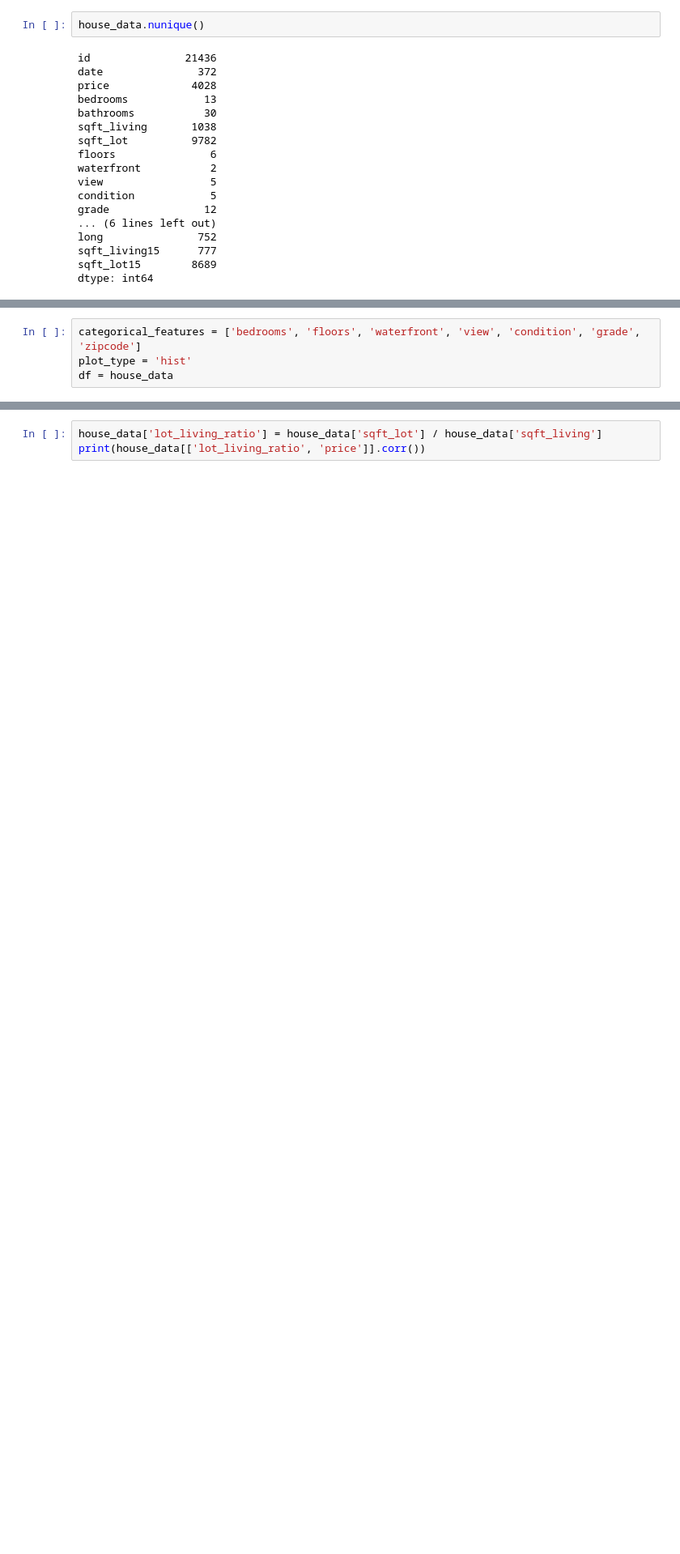
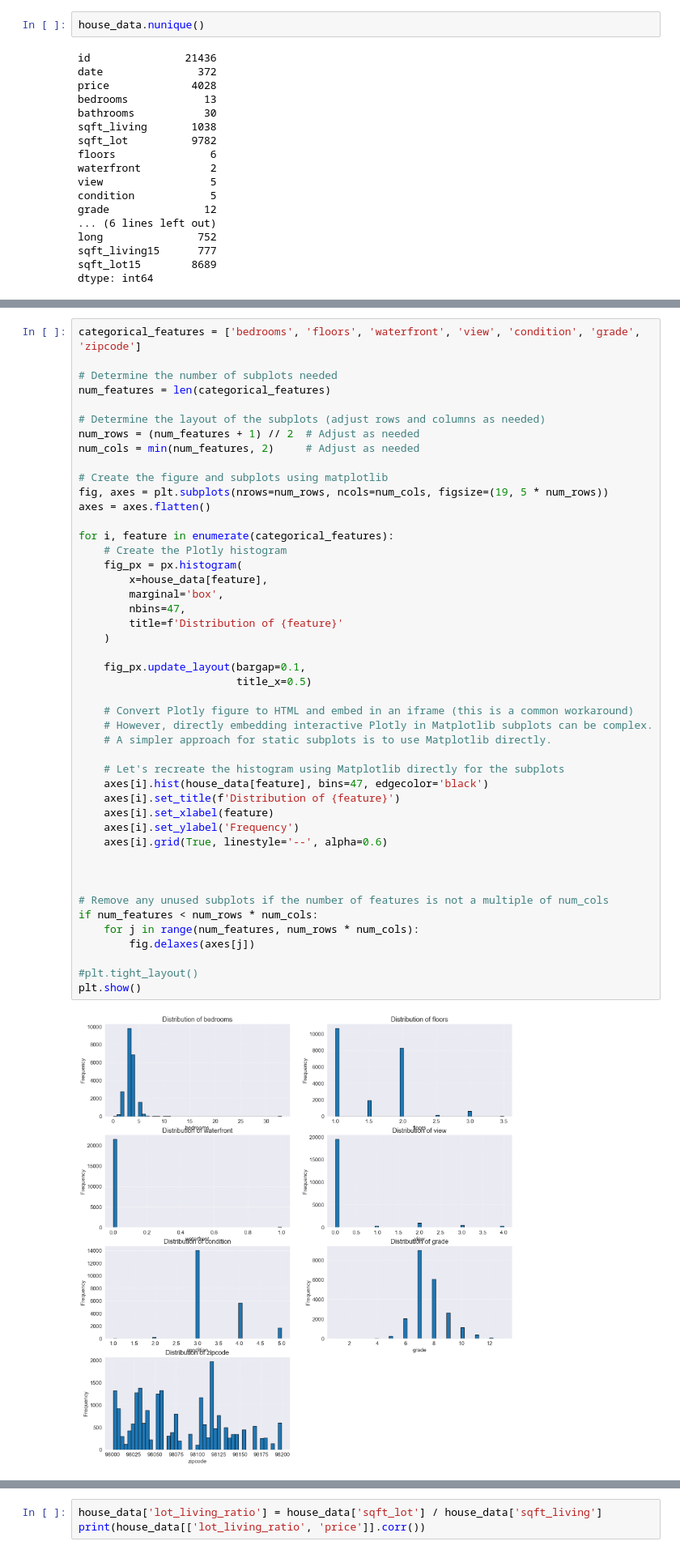
Before and after one commit to Alhusuly10/Regression-problem, a Jupyter notebook: House Sales in King County, USA.ipynb, the cells around one changed output, grey strips where cells are left out. Shown at 81% size. Saved outputs shown, nothing was run; the diff lists cells and outputs as text; blank space fills up the shorter version.

```diff
--- a/House Sales in King County, USA.ipynb
+++ b/House Sales in King County, USA.ipynb
@@ -190,4 +208,48 @@ dtype: int64
 # %%
 categorical_features = ['bedrooms', 'floors', 'waterfront', 'view', 'condition', 'grade', 'zipcode']
-plot_type = 'hist'
-df = house_data
+
+# Determine the number of subplots needed
+num_features = len(categorical_features)
+
+# Determine the layout of the subplots (adjust rows and columns as needed)
+num_rows = (num_features + 1) // 2  # Adjust as needed
+num_cols = min(num_features, 2)     # Adjust as needed
+
+# Create the figure and subplots using matplotlib
+fig, axes = plt.subplots(nrows=num_rows, ncols=num_cols, figsize=(19, 5 * num_rows))
+axes = axes.flatten()
+
+for i, feature in enumerate(categorical_features):
+    # Create the Plotly histogram
+    fig_px = px.histogram(
+        x=house_data[feature],
+        marginal='box',
+        nbins=47,
+        title=f'Distribution of {feature}'
+    )
+
+    fig_px.update_layout(bargap=0.1,
+                         title_x=0.5)
+
+    # Convert Plotly figure to HTML and embed in an iframe (this is a common workaround)
+    # However, directly embedding interactive Plotly in Matplotlib subplots can be complex.
+    # A simpler approach for static subplots is to use Matplotlib directly.
+
+    # Let's recreate the histogram using Matplotlib directly for the subplots
+    axes[i].hist(house_data[feature], bins=47, edgecolor='black')
+    axes[i].set_title(f'Distribution of {feature}')
+    axes[i].set_xlabel(feature)
+    axes[i].set_ylabel('Frequency')
+    axes[i].grid(True, linestyle='--', alpha=0.6)
+
+
+
+# Remove any unused subplots if the number of features is not a multiple of num_cols
+if num_features < num_rows * num_cols:
+    for j in range(num_features, num_rows * num_cols):
+        fig.delaxes(axes[j])
+
+#plt.tight_layout()
+plt.show()
+# %% [output]
+[figure, added]
```
Also changed, not shown: parts of 11 cells of this notebook, 1 other file.
